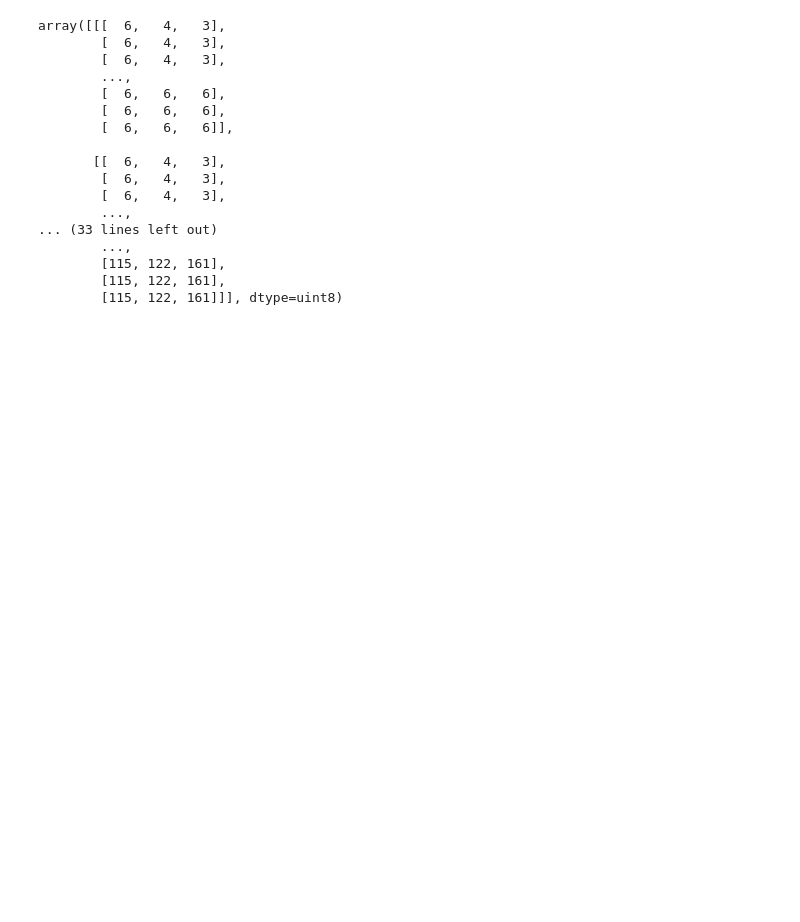
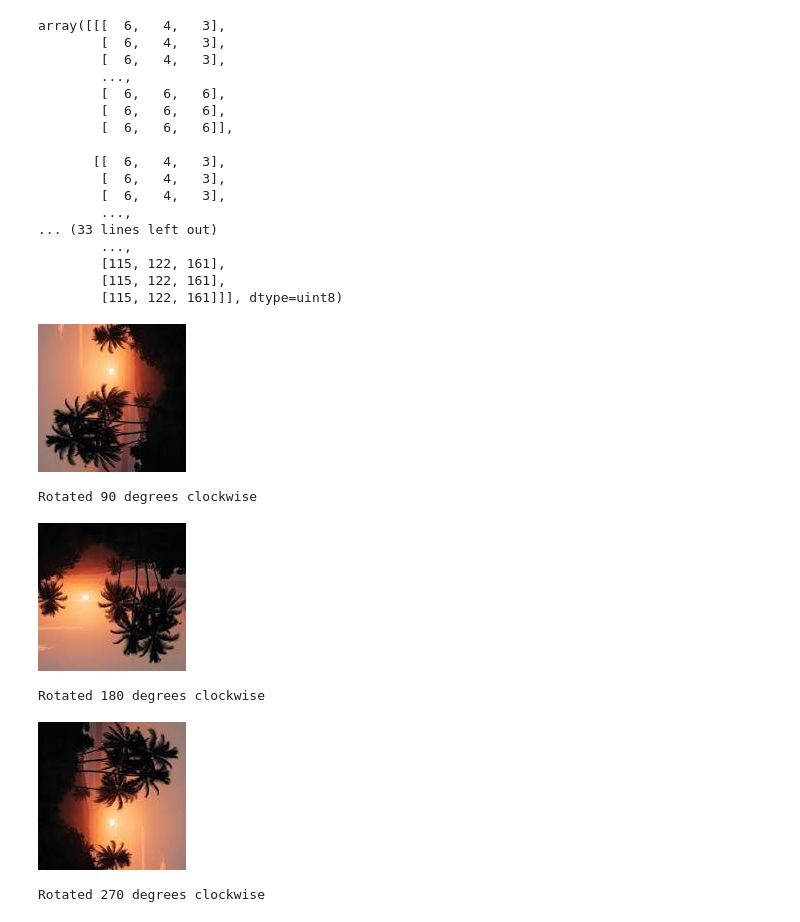
Before and after one commit to Kabilash01/Semester-7-, a Jupyter notebook: CV_lab1.ipynb, the cells around one changed output. Saved outputs shown, nothing was run; the diff lists cells and outputs as text; code cells hidden in the pictures; blank space fills up the shorter version.

```diff
--- a/CV_lab1.ipynb
+++ b/CV_lab1.ipynb
@@ -109,3 +109,17 @@ array([[[  6,   4,   3],
         [115, 122, 161],
         [115, 122, 161],
         [115, 122, 161]]], dtype=uint8)
+# %%
+cv2_imshow(np.rot90(input_image,1))
+print("Rotated 90 degrees clockwise")
+cv2_imshow(np.rot90(input_image,2))
+print("Rotated 180 degrees clockwise")
+cv2_imshow(np.rot90(input_image,3))
+print("Rotated 270 degrees clockwise")
+# %% [output]
+[figure, added]
+Rotated 90 degrees clockwise
+[figure, added]
+Rotated 180 degrees clockwise
+[figure, added]
+Rotated 270 degrees clockwise
```
Also changed, not shown: parts of 1 cell of this notebook.
